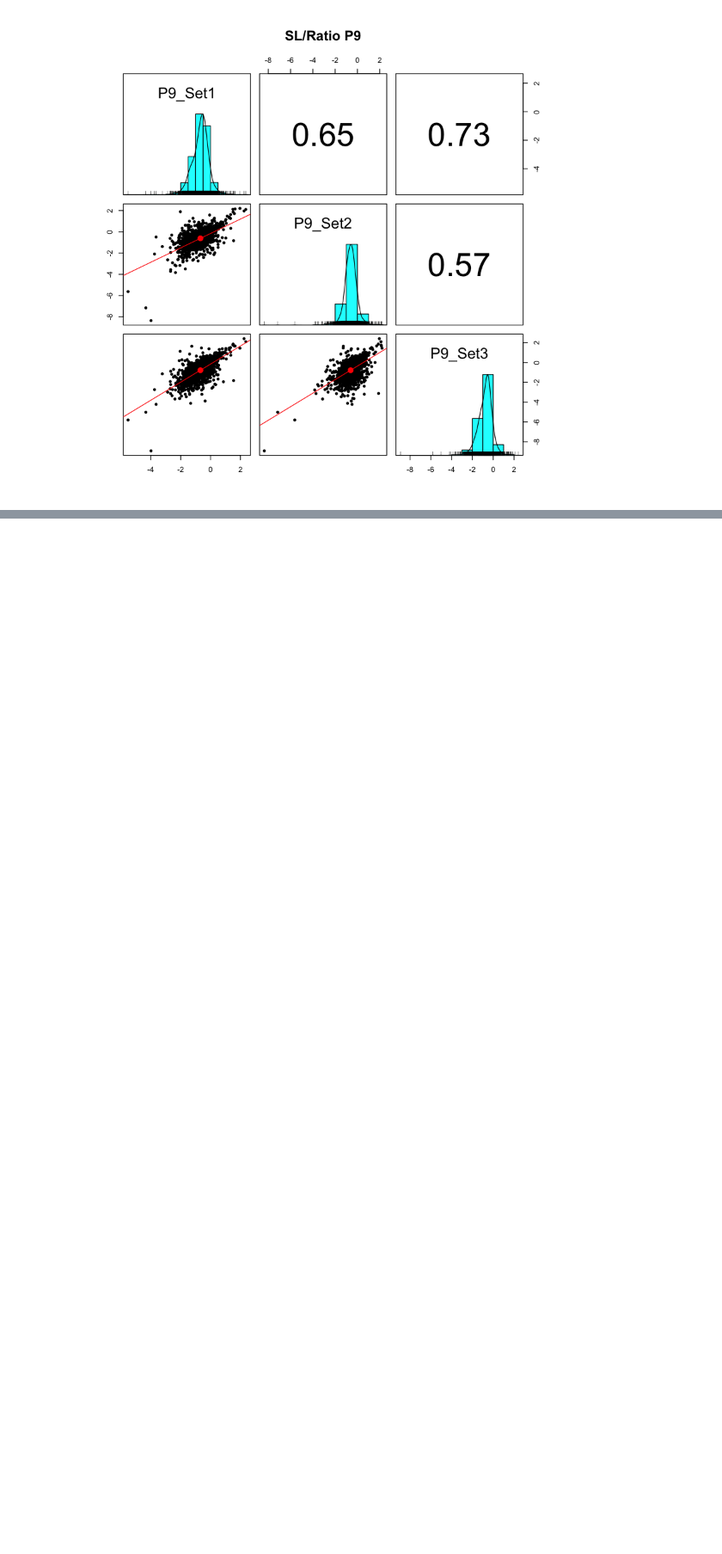
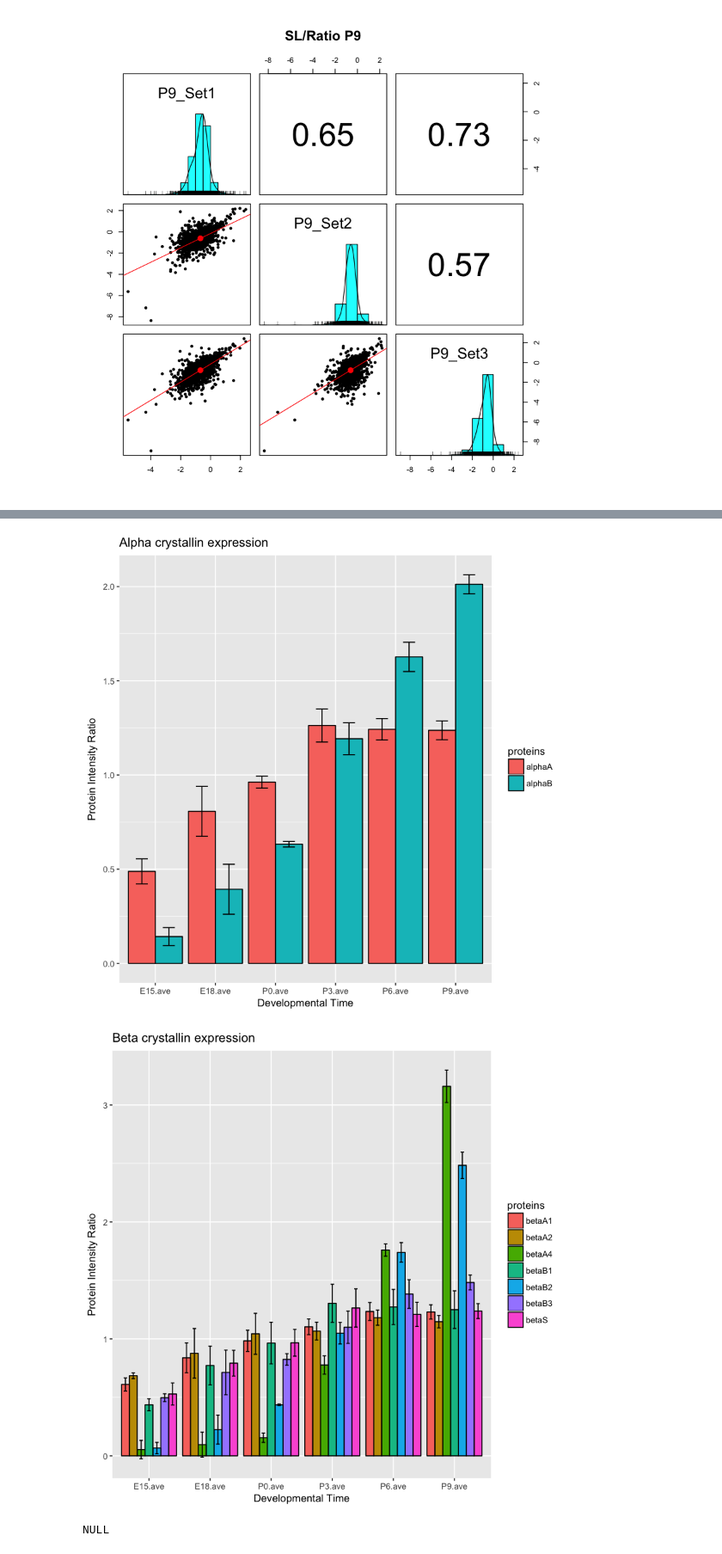
Before and after one commit to pwilmart/IRS_normalization, a Jupyter notebook: statistical_testing_ratios_v2.ipynb, the cells around one changed output, grey strips where cells are left out. Shown at 86% size. Cells and saved outputs as stored; diff of their text form; code cells hidden in the pictures; blank space fills up the shorter version.

```diff
--- a/statistical_testing_ratios_v2.ipynb
+++ b/statistical_testing_ratios_v2.ipynb
@@ -476,0 +479,62 @@ pairs.panels(log2(data_ratio[c(6, 12, 18)]), lm = TRUE, main = "SL/Ratio P9")
+# %%
+# create some functions
+subset_proteins <- function(df, proteins, labels, value_col) {
+  df_subset <- subset(df, df$protein %in% proteins)
+  df_subset$proteins <- labels
+  keycol <- "time"
+  valuecol <- value_col
+  gathercols <- colnames(df)[1:6]
+  return(gather_(df_subset, keycol, valuecol, gathercols))
+}
+
+plot_proteins <- function(df_list, annotate_df) {
+  ave_df <- df_list[[1]]
+  sd_df <- df_list[[2]]
+
+  # lists of lens proteins to extract and plot
+  alphas <- c("P24622", "P23927")
+  alpha_labels <- c("alphaA", "alphaB")
+  betas <- c("P02525", "Q9JJV1", "Q9JJV0","Q9WVJ5",	"P62696", "Q9JJU9", "O35486")
+  beta_labels <- c("betaA1", "betaA2", "betaA4", "betaB1", "betaB2", "betaB3", "betaS")
+  gammas <- c("P04345", "P04344", "Q61597", "P04342", "Q03740", "Q9CXV3", "Q8VHL5")
+  gamma_labels <- c("gammaA", "gammaB", "gammaC", "gammaD", "gammaE", "gammaF", "gammaN")
+  ave_df$protein <- annotate_df$`Protein Accession No.`
+  sd_df$protein <- annotate_df$`Protein Accession No.`
+  # plot alphas
+  ave_df_wide <- subset_proteins(ave_df, alphas, alpha_labels, "intensity")
+  sd_df_wide <- subset_proteins(sd_df, alphas, alpha_labels, "sd")
+  ave_df_wide$sd <- sd_df_wide$sd
+  alpha_plot <- ggplot(ave_df_wide, aes(time, intensity, fill=proteins)) +
+    geom_bar(stat="identity", position=position_dodge(), colour="black") +
+    geom_errorbar(aes(ymin = intensity-sd, ymax = intensity+sd), position = position_dodge(0.9), width = 0.4) +
+    xlab("Developmental Time") + ylab("Protein Intensity Ratio") +
+    ggtitle("Alpha crystallin expression")
+  print(alpha_plot)
+  # plot betas
+  ave_df_wide <- subset_proteins(ave_df, betas, beta_labels, "intensity")
+  sd_df_wide <- subset_proteins(sd_df, betas, beta_labels, "sd")
+  ave_df_wide$sd <- sd_df_wide$sd
+  beta_plot <- ggplot(ave_df_wide, aes(time, intensity, fill=proteins)) +
+    geom_bar(stat="identity", position=position_dodge(), colour="black") +
+    geom_errorbar(aes(ymin = intensity-sd, ymax = intensity+sd), position = position_dodge(0.9), width = 0.4) +
+    xlab("Developmental Time") + ylab("Protein Intensity Ratio") +
+  ggtitle("Beta crystallin expression")
+  print(beta_plot)
+  # plot gammas
+  ave_df_wide <- subset_proteins(ave_df, gammas, gamma_labels, "intensity")
+  sd_df_wide <- subset_proteins(sd_df, gammas, gamma_labels, "sd")
+  ave_df_wide$sd <- sd_df_wide$sd
+  gamma_plot <- ggplot(ave_df_wide, aes(time, intensity, fill=proteins)) +
+    geom_bar(stat="identity", position=position_dodge(), colour="black") +
+    geom_errorbar(aes(ymin = intensity-sd, ymax = intensity+sd), position = position_dodge(0.9), width = 0.4) +
+    xlab("Developmental Time") + ylab("Protein Intensity Ratio") +
+  ggtitle("Gamma crystallin expression")
+  print(gamma_plot)
+  return(NULL)
+}
+
+plot_proteins(list_ratio, annotate_df)
+# %% [output]
+[figure, added]
+[figure, added]
+NULL
```
Also changed, not shown: parts of 3 cells of this notebook, 2 other files.
